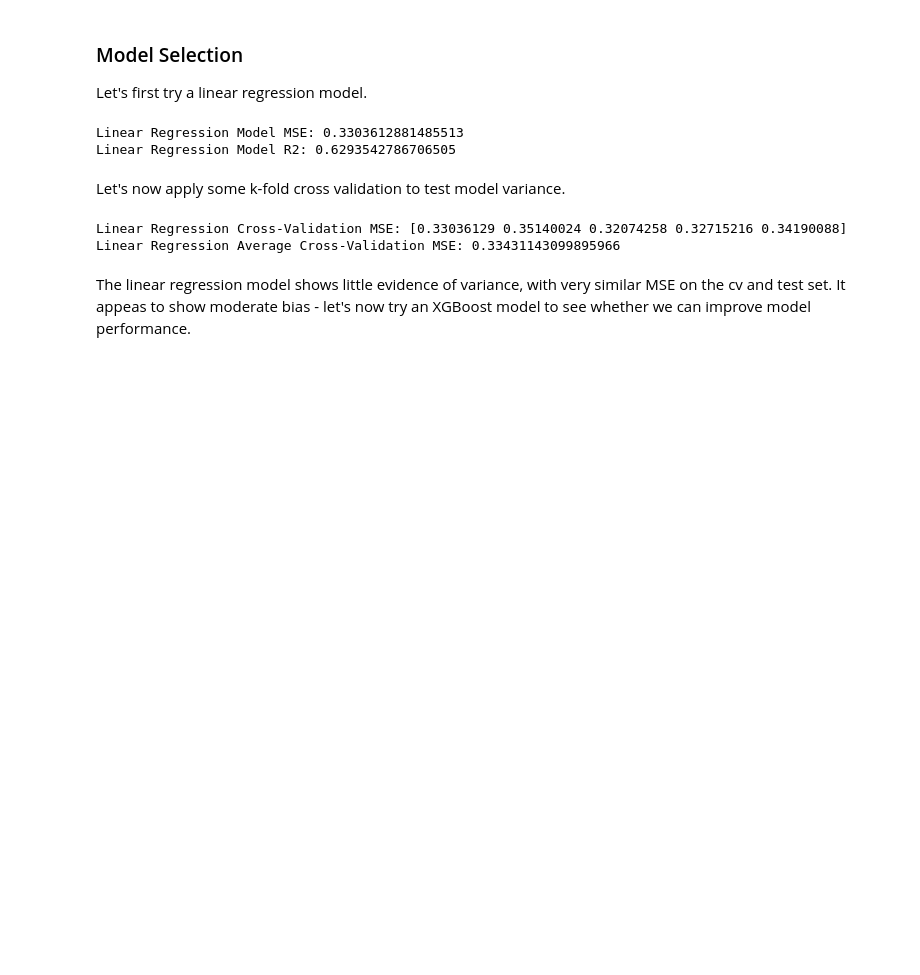
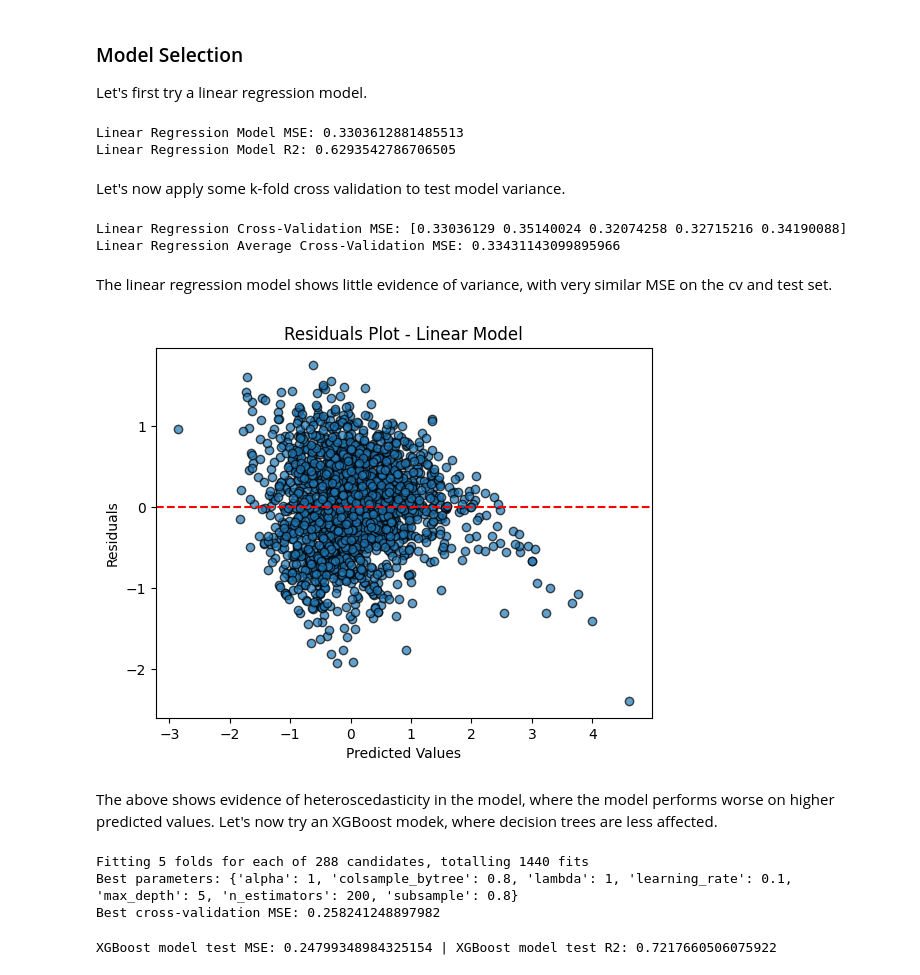
Before and after one commit to louis-porter/FM24_player_valuation_analysis, a Jupyter notebook: FM_player_valuation_analysis.ipynb, the cells around one changed output. Saved outputs shown, nothing was run; the diff lists cells and outputs as text; code cells hidden in the pictures; blank space fills up the shorter version.

Commit message:
Added Model Evaluation Section.

```diff
--- a/FM_player_valuation_analysis.ipynb
+++ b/FM_player_valuation_analysis.ipynb
@@ -274,4 +274,58 @@ print(f"Linear Regression Average Cross-Validation MSE: {cv_results_lin.mean()}"
 Linear Regression Cross-Validation MSE: [0.33036129 0.35140024 0.32074258 0.32715216 0.34190088]
 Linear Regression Average Cross-Validation MSE: 0.33431143099895966
 # %% [markdown]
-The linear regression model shows little evidence of variance, with very similar MSE on the cv and test set. It appeas to show moderate bias - let's now try an XGBoost model to see whether we can improve model performance.
+The linear regression model shows little evidence of variance, with very similar MSE on the cv and test set.
+# %%
+# Creating a residuals plot to further evaluate model perfomance.
+residuals = y_test - y_pred_lin
+plt.scatter(y_pred_lin, residuals, edgecolors="k", alpha=0.7)
+plt.axhline(y=0, color="r", linestyle="--")
+plt.title("Residuals Plot - Linear Model")
+plt.xlabel("Predicted Values")
+plt.ylabel("Residuals")
+plt.show()
+# %% [output]
+[figure, added]
+# %% [markdown]
+The above shows evidence of heteroscedasticity in the model, where the model performs worse on higher predicted values. Let's now try an XGBoost modek, where decision trees are less affected.
+# %%
+# I am going to fit an XGBoost using a GridSearchCV in order to select the best parameters for the model.
+from sklearn.model_selection import GridSearchCV
+from xgboost import XGBRegressor
+
+# Define the parameter grid
+param_grid = {
+    'n_estimators': [100, 200],
+    'learning_rate': [0.01, 0.1],
+    'max_depth': [5, 6],
+    'subsample': [0.8, 0.9],
+    'colsample_bytree': [0.8, 0.9],
+    'alpha': [1, 1.5, 2],
+    'lambda': [0.1, 0.5, 1]
+} # I have moved these values after refining it down after a few runs, started with broader parameter options
+
+# Define XGBoost model and use MSE as loss function
+xgb_model = XGBRegressor(objective="reg:squarederror", random_state=42)
+
+# Initalise GridSearchCV
+grid_search = GridSearchCV(estimator=xgb_model, param_grid=param_grid, scoring="neg_mean_squared_error",
+                           cv=5, n_jobs=-1, verbose=1)
+
+grid_search.fit(X_train, y_train)
+
+# Best parameters and best score
+print(f"Best parameters: {grid_search.best_params_}")
+print(f"Best cross-validation MSE: {-grid_search.best_score_}") # negative as scoring is negative squared error
+best_model = grid_search.best_estimator_
+# %% [output]
+Fitting 5 folds for each of 288 candidates, totalling 1440 fits
+Best parameters: {'alpha': 1, 'colsample_bytree': 0.8, 'lambda': 1, 'learning_rate': 0.1, 'max_depth': 5, 'n_estimators': 200, 'subsample': 0.8}
+Best cross-validation MSE: 0.258241248897982
+# %%
+# Evaluate on test set
+y_pred_xgb = best_model.predict(X_test)
+mse_xgb = mean_squared_error(y_test, y_pred_xgb)
+r2_xgb = r2_score(y_test, y_pred_xgb)
+print(f"XGBoost model test MSE: {mse_xgb} | XGBoost model test R2: {r2_xgb}")
+# %% [output]
+XGBoost model test MSE: 0.24799348984325154 | XGBoost model test R2: 0.7217660506075922
```
Also changed, not shown: parts of 9 cells of this notebook.
